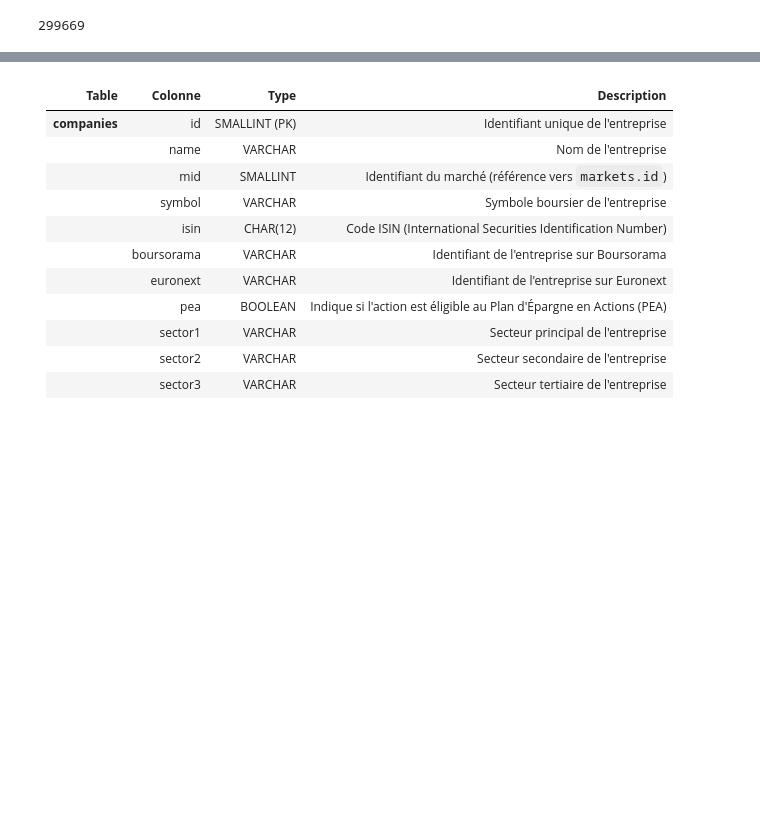
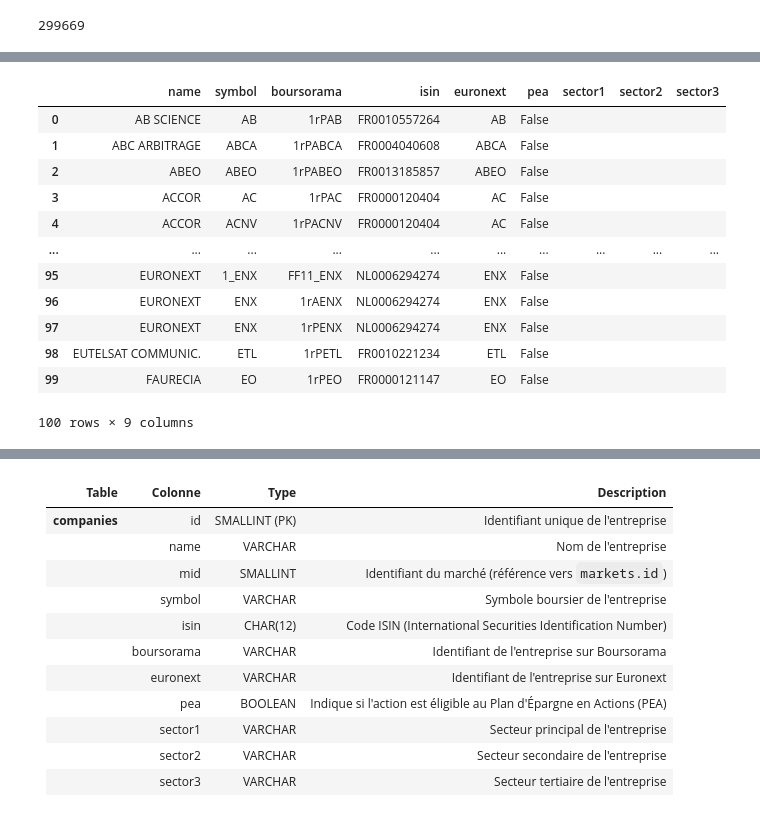
Before and after one commit to JulesRD/FinanceProject, a Jupyter notebook: etl/df_show.ipynb, the cells around one changed output, grey strips where cells are left out. Cells and saved outputs as stored; diff of their text form; code cells hidden in the pictures; blank space fills up the shorter version.

```diff
--- a/etl/df_show.ipynb
+++ b/etl/df_show.ipynb
@@ -245,6 +245,58 @@ Number of files in the directory: 775
 | 2 | SCHLUMBERGER | AN8068571086 | SLB | Euronext Paris | 15.00 | 15.90 | 15.00 | CET | 123769 | 1908206.30 | 2020-05-05 | ... |
 | 3 | SCHLUMBERGER | AN8068571086 | SLB | Euronext Paris | 15.30 | 15.50 | 14.70 | CET | 66775 | 1003210.20 | 2020-05-06 | ... |
 | 4 | SCHLUMBERGER | AN8068571086 | SLB | Euronext Paris | 15.10 | 15.55 | 14.80 | CET | 46711 | 717229.05 | 2020-05-07 | ... |
+# %%
+def companies_dataset(df_boursorama, df_euronext, df_market):
+    """
+    Merge Boursorama and Euronext dataframes to keep only:
+      - name
+      - isin       (from df_euronext)
+      - symbol     (from df_boursorama)
+      - boursorama (last price from df_boursorama)
+      - euronext   (price from df_euronext)
+    """
+    # only name & symbol on the Bourso side
+    small_bourso = df_boursorama[["name", "symbol", "boursorama"]]
+    unique_bourso = (
+        small_bourso
+        .drop_duplicates(subset=["name", "symbol", "boursorama"])
+        .sort_values(by=["name", "symbol"])
+    )
+
+    # name & isin on the Euronext side
+    small_euronext = df_euronext[["name", "isin", "ticker"]]
+    unique_euronext = (
+        small_euronext
+        .drop_duplicates(subset=["name", "isin", "ticker"])
+        .sort_values(by=["name", "isin"])
+    )
+
+    # now merge just on "name" — isin will come from Euronext
+    merged_df = pd.merge(unique_bourso, unique_euronext, on="name", how="inner")
+    # rename ticker to euronext
+    merged_df.rename(columns={"ticker": "euronext"}, inplace=True)
+    merged_df["pea"] = False
+    merged_df["sector1"] = ""  # TODO
+    merged_df["sector2"] = ""  # TODO
+    merged_df["sector3"] = ""  # TODO
+    return merged_df
+# %%
+a = companies_dataset(df_boursorama, df_euronext)
+a.head(100)
+# %% [output]
+|  | name | symbol | boursorama | isin | euronext | pea | sector1 | sector2 | sector3 |
+| 0 | AB SCIENCE | AB | 1rPAB | FR0010557264 | AB | False |  |  |  |
+| 1 | ABC ARBITRAGE | ABCA | 1rPABCA | FR0004040608 | ABCA | False |  |  |  |
+| 2 | ABEO | ABEO | 1rPABEO | FR0013185857 | ABEO | False |  |  |  |
+| 3 | ACCOR | AC | 1rPAC | FR0000120404 | AC | False |  |  |  |
+| 4 | ACCOR | ACNV | 1rPACNV | FR0000120404 | AC | False |  |  |  |
+| ... | ... | ... | ... | ... | ... | ... | ... | ... | ... |
+| 95 | EURONEXT | 1_ENX | FF11_ENX | NL0006294274 | ENX | False |  |  |  |
+| 96 | EURONEXT | ENX | 1rAENX | NL0006294274 | ENX | False |  |  |  |
+| 97 | EURONEXT | ENX | 1rPENX | NL0006294274 | ENX | False |  |  |  |
+| 98 | EUTELSAT COMMUNIC. | ETL | 1rPETL | FR0010221234 | ETL | False |  |  |  |
+| 99 | FAURECIA | EO | 1rPEO | FR0000121147 | EO | False |  |  |  |
+100 rows × 9 columns
 # %%
 def merge_dataset(df_boursorama, df_euronext, delete_name_alone=True):
     # delete_name_alone : delete the rows when the name is only in bourso and not in euronext
```
Also changed, not shown: parts of 12 cells of this notebook, 2 other files.
